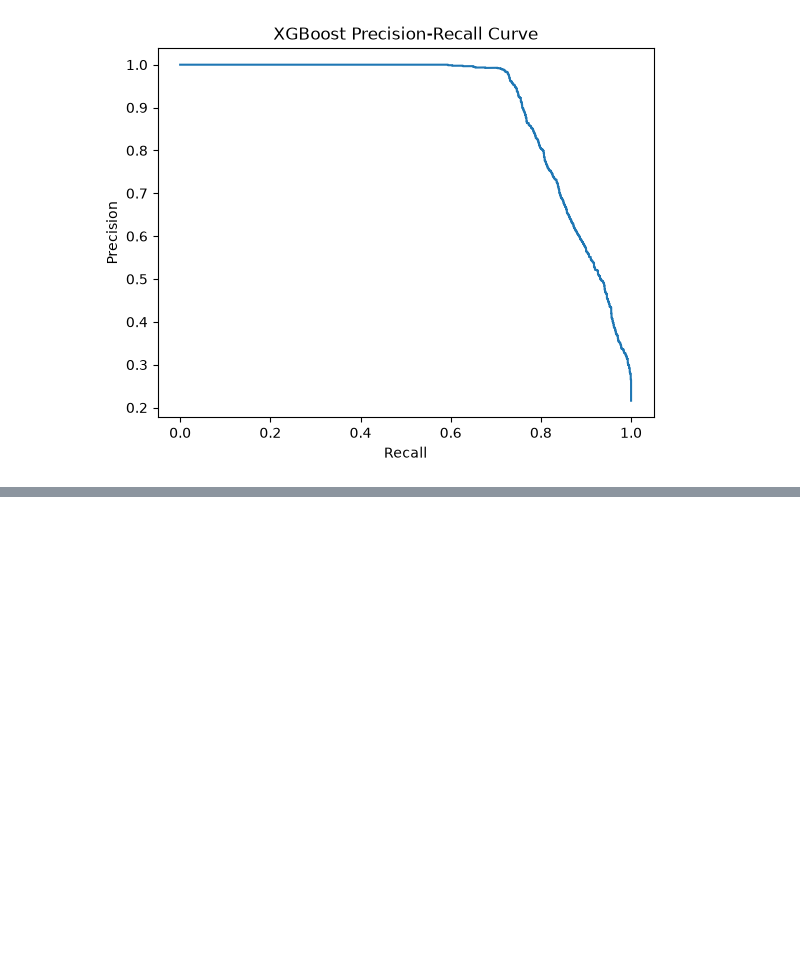
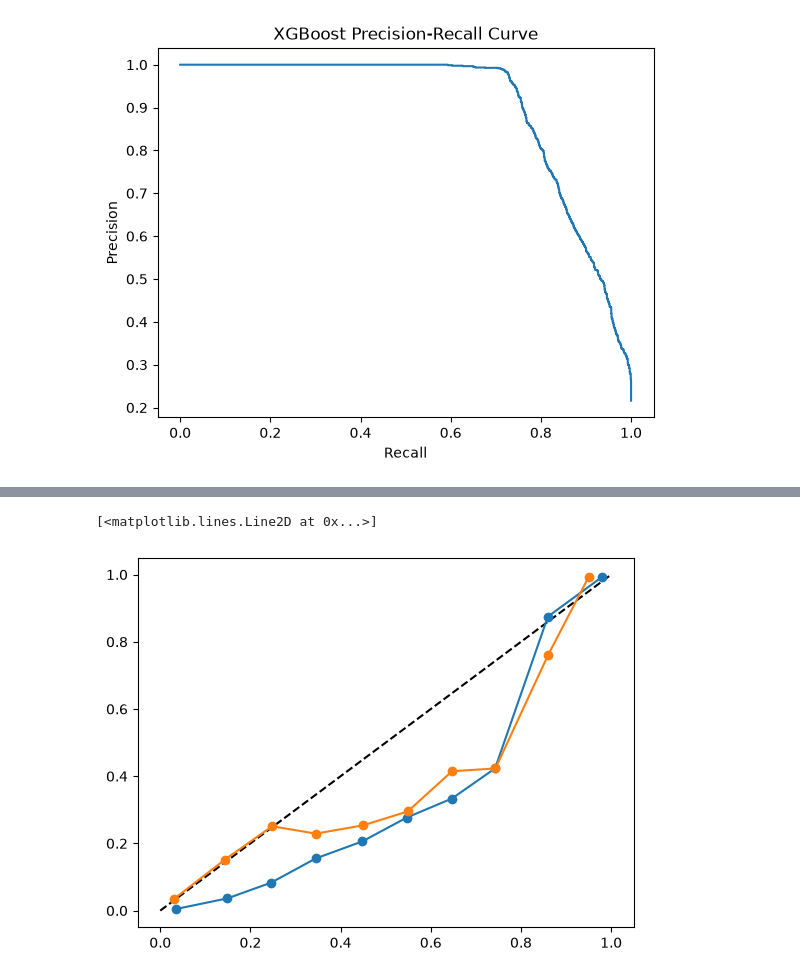
Before and after one commit to ShamsherCoder09/Credit-Risk-Project, a Jupyter notebook: credit-risk.ipynb, the cells around one changed output, grey strips where cells are left out. Drawn from its saved outputs; the diff is of its cells as text; code cells hidden in the pictures; blank space fills up the shorter version.

Commit message:
I have calculated calibration for the comparison

```diff
--- a/credit-risk.ipynb
+++ b/credit-risk.ipynb
@@ -655,0 +678,11 @@ weighted avg       0.94      0.94      0.93      6305
+# %%
+#1. Calibrated XGBoost model
+
+from sklearn.calibration import CalibratedClassifierCV, calibration_curve
+
+calibrated_model = CalibratedClassifierCV(
+    xg_model,
+    method='sigmoid',
+    cv=4
+    )
+calibrated_model.fit(X_train,y_train)
@@ -655,0 +707,25 @@ weighted avg       0.94      0.94      0.93      6305
+# %%
+#2. Get probabilites
+uncalibrated = xg_model.predict_proba(X_test)[:,1]
+calibrated = calibrated_model.predict_proba(X_test)[:,1]
+# %%
+#3. create calibration curves
+actual_uncal, predict_uncal = calibration_curve(y_test, uncalibrated,n_bins=10)
+actual_cal, predict_cal = calibration_curve(y_test, calibrated, n_bins=10)
+# %%
+plt.plot([0,1],[0,1],'k--',label='prefect')
+plt.plot(
+    predict_uncal,
+    actual_uncal,
+    'o-',
+    label='Uncalibrated'
+)
+plt.plot(
+    predict_cal,
+    actual_cal,
+    'o-',
+    label='calibrated'
+)
+# %% [output]
+[<matplotlib.lines.Line2D at 0x...>]
+[figure, added]
```
Also changed, not shown: parts of 4 cells of this notebook.
